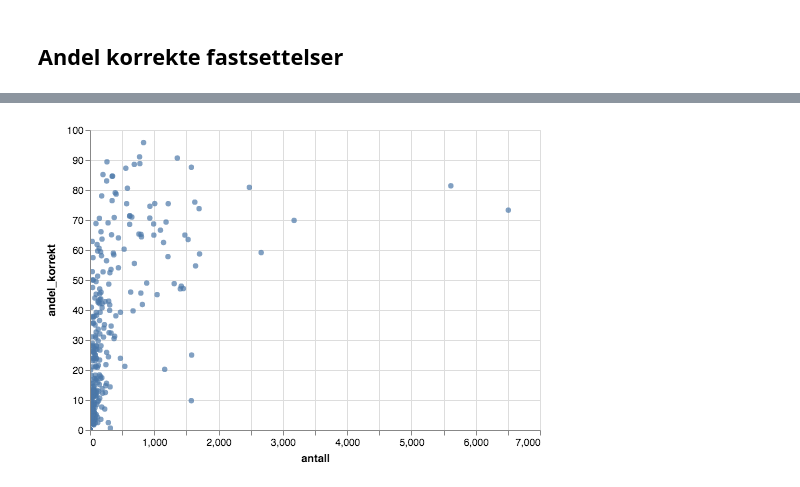
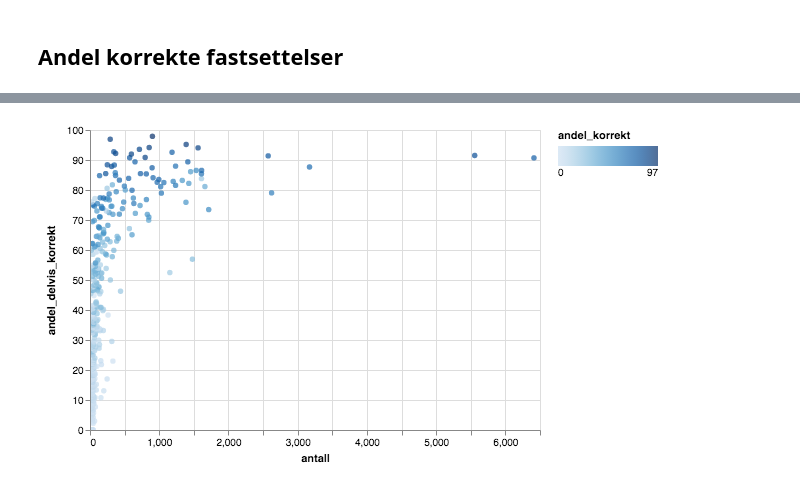
Before and after one commit to offentlig-ai/nace-predictor, a Jupyter notebook: notebooks/næringskoder.ipynb, the cells around one changed output, grey strips where cells are left out. Saved outputs shown, nothing was run; the diff lists cells and outputs as text; code cells hidden in the pictures.

```diff
--- a/notebooks/næringskoder.ipynb
+++ b/notebooks/næringskoder.ipynb
@@ -321,12 +334,17 @@ resultat.head()
 # %%
 pv = pd.pivot_table(resultat, index='nace', columns='korrekt').reset_index()
+pv.fillna(0, inplace = True)
 pv.columns = ['nace', 'delvis_korrekt','korrekt','feil']
 pv['antall'] = pv['feil'] + pv['korrekt'] + pv['delvis_korrekt']
 pv['andel_korrekt'] = 100 * pv['korrekt'] / pv['antall']
+pv['andel_feil'] = 100 * pv['feil'] / pv['antall']
 pv['andel_delvis_korrekt'] = 100 * (pv['korrekt'] + pv['delvis_korrekt']) / pv['antall']
-pv.fillna(0, inplace = True)
-pv.sort_values(by='antall', ascending = False, inplace=True)
+pv.sort_values(by='andel_feil', ascending = False, inplace=True)
+# %%
+count = resultat[['nace','count']].groupby('nace').sum().reset_index()
+pv = pd.merge(pv, count, how='left', on='nace')
 # %% [markdown]
 ## Andel korrekte fastsettelser
 # %%
-pd.merge(pv,nace_beskrivelse, how='left', on='nace' ).head(10)
+pv_t = pd.merge(pv,nace_beskrivelse, how='left', on='nace')
+pv_t.rename(columns={'tekst':'nace_beskrivelse'}, inplace=True)
@@ -344,0 +353,3 @@ pd.merge(pv,nace_beskrivelse, how='left', on='nace' ).head(10)
+# %%
+pv_t.sort_values(by='andel_feil', ascending = True, inplace=True)
+pv_t.head(20)
@@ -345,6 +404,5 @@ pd.merge(pv,nace_beskrivelse, how='left', on='nace' ).head(10)
 # %%
-import pdvega
-pv.vgplot.scatter(x='antall', y='andel_korrekt')
+pv_t.vgplot.scatter(x='antall', y='andel_delvis_korrekt', c='andel_korrekt')
 # %% [output]
 [interactive output not drawn]
-[figure, old version]
+[figure, new version]
```
Also changed, not shown: parts of 43 cells of this notebook, 1 other file.
